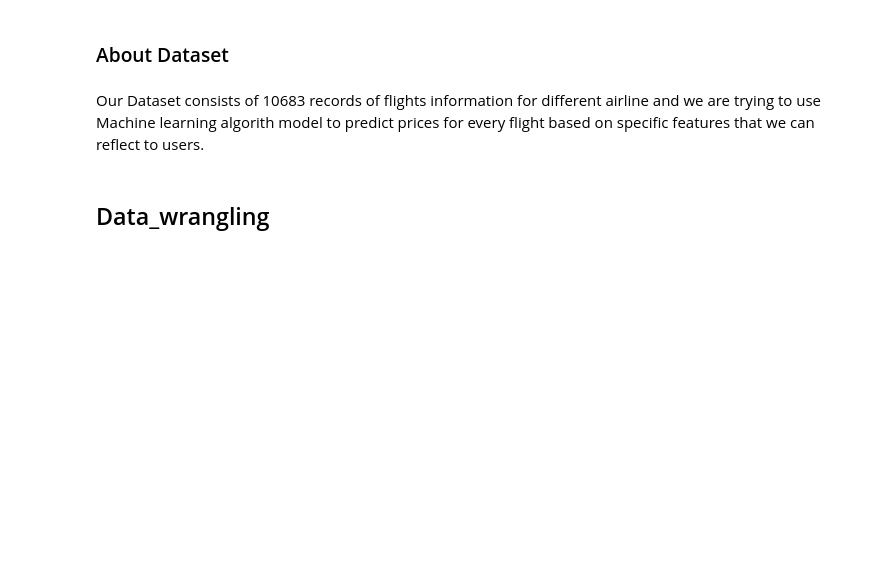
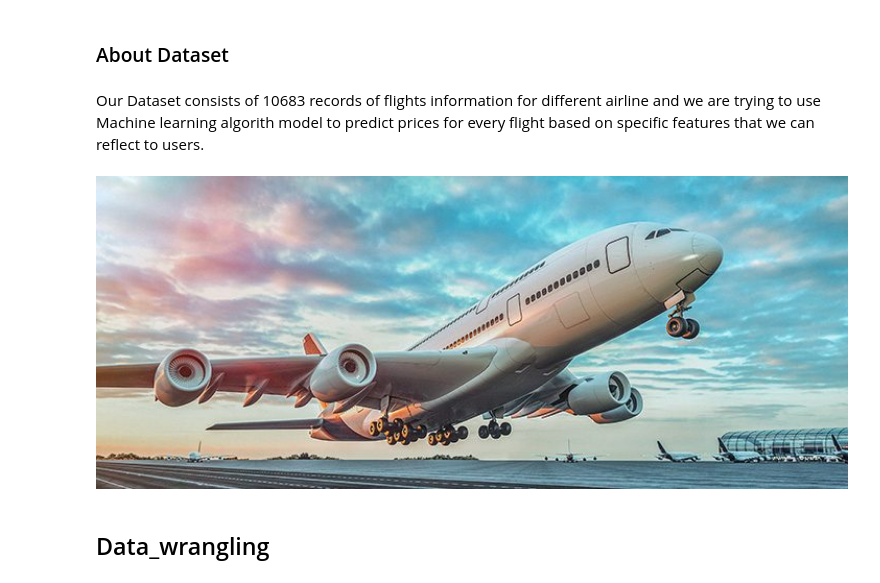
Before and after one commit to Aellawah/Airline-fare-prices-prediction, a Jupyter notebook: Airline prices prediction.ipynb, the cells around one changed output. Saved outputs shown, nothing was run; the diff lists cells and outputs as text; code cells hidden in the pictures; blank space fills up the shorter version.

```diff
--- a/Airline prices prediction.ipynb
+++ b/Airline prices prediction.ipynb
@@ -13,6 +13,11 @@
 ### About Dataset
 # %% [markdown]
 Our Dataset consists of 10683 records of flights information for different airline and we are trying to use Machine learning algorith model to predict prices for every flight based on specific features that we can reflect to users.
+# %%
+from IPython.display import Image
+Image(filename="WWS-AirlinesAirports-720x300.jpg", width=900, height=200)
+# %% [output]
+[figure, added]
 # %%
 # Import libraries
 
```
Also changed, not shown: 1 other file.
